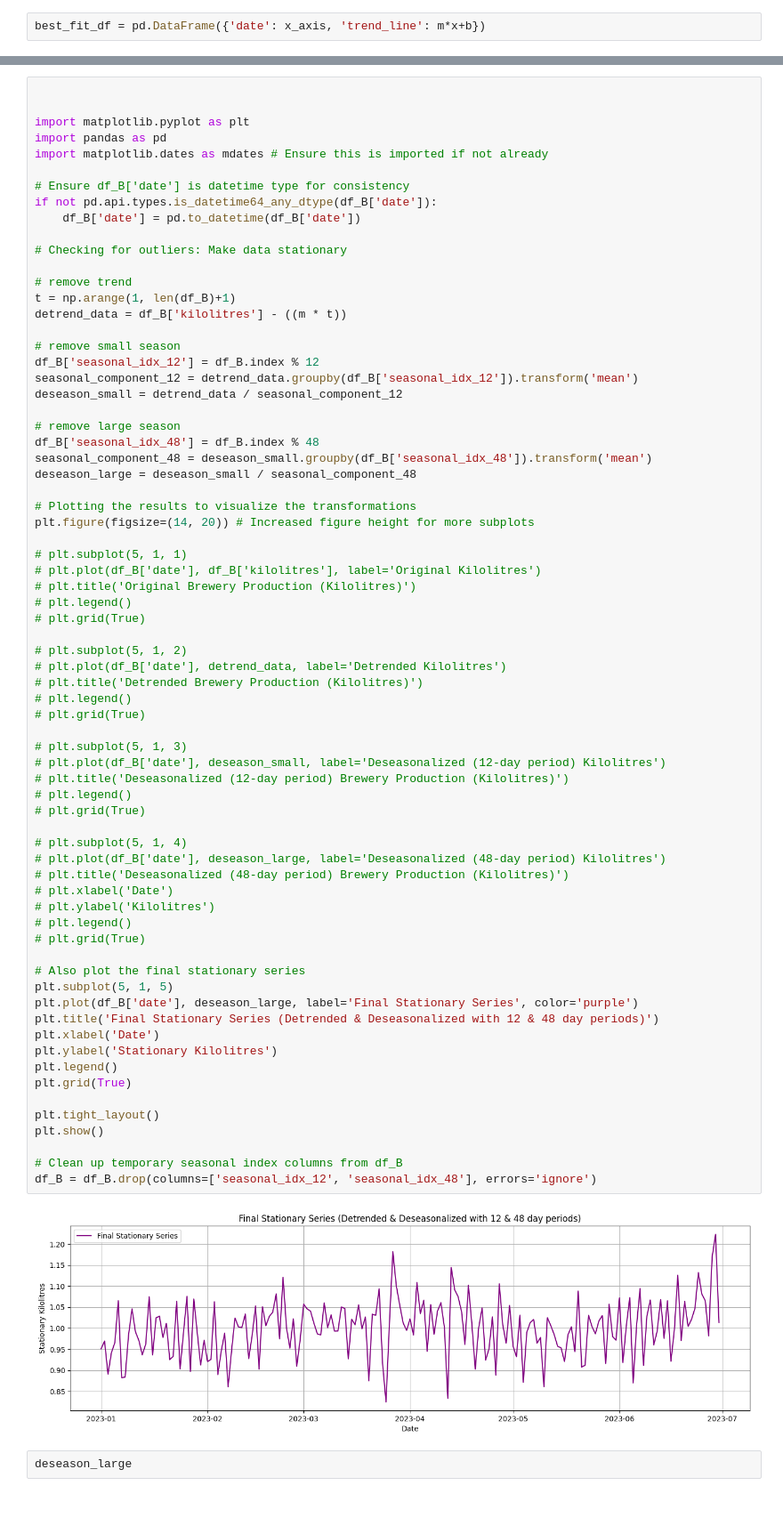
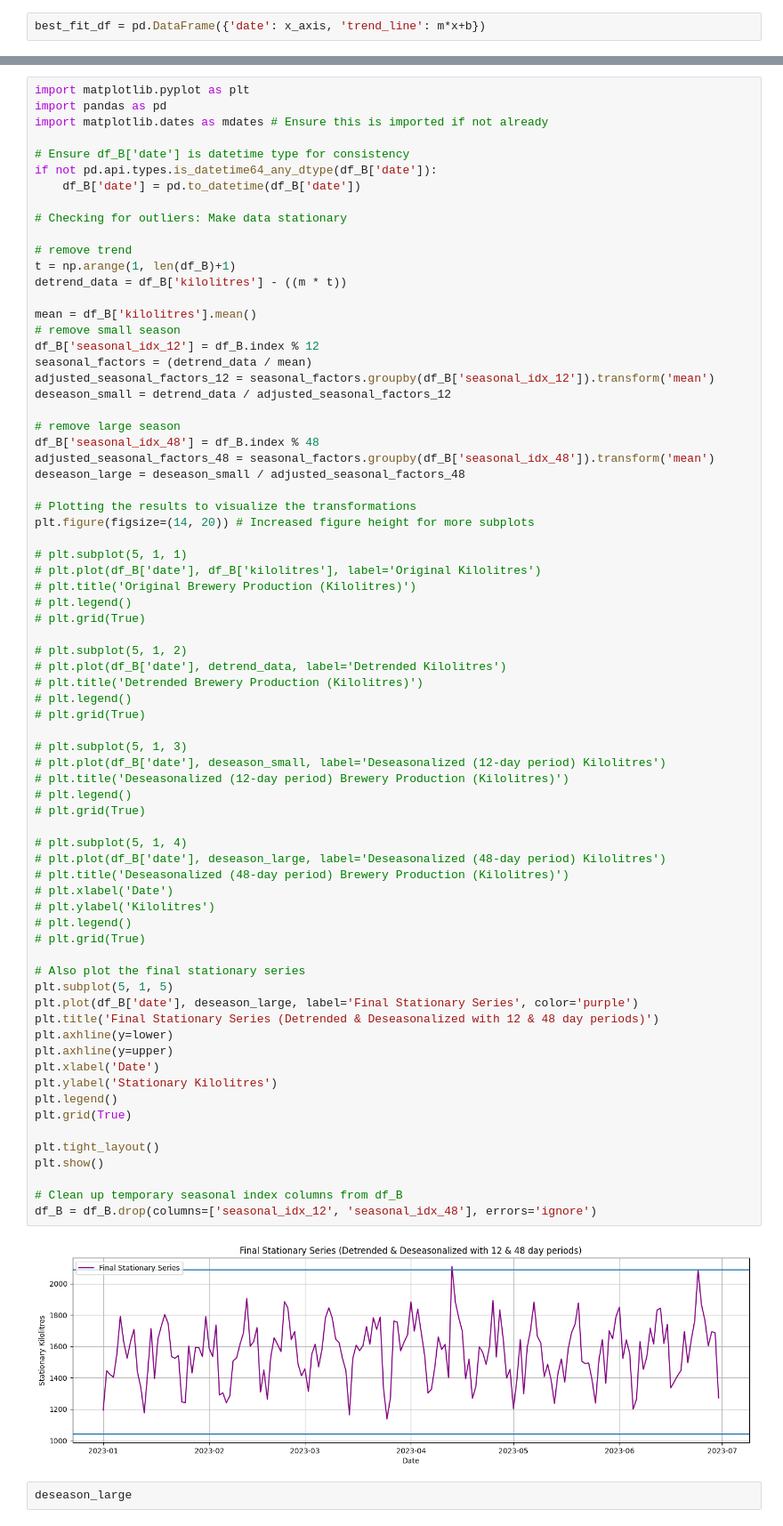
Before and after one commit to Renzou756/project-1-forecasting, a Jupyter notebook: Project_1_363.ipynb, the cells around one changed output, grey strips where cells are left out. Shown at 89% size. Cells and saved outputs as stored; diff of their text form.

```diff
--- a/Project_1_363.ipynb
+++ b/Project_1_363.ipynb
@@ -162,6 +182,4 @@ plt.show()
 # %%
-
-
 import matplotlib.pyplot as plt
 import pandas as pd
 import matplotlib.dates as mdates # Ensure this is imported if not already
@@ -176,15 +194,17 @@ if not pd.api.types.is_datetime64_any_dtype(df_B['date']):
 t = np.arange(1, len(df_B)+1)
 detrend_data = df_B['kilolitres'] - ((m * t))
 
+mean = df_B['kilolitres'].mean()
 # remove small season
 df_B['seasonal_idx_12'] = df_B.index % 12
-seasonal_component_12 = detrend_data.groupby(df_B['seasonal_idx_12']).transform('mean')
-deseason_small = detrend_data / seasonal_component_12
+seasonal_factors = (detrend_data / mean)
+adjusted_seasonal_factors_12 = seasonal_factors.groupby(df_B['seasonal_idx_12']).transform('mean')
+deseason_small = detrend_data / adjusted_seasonal_factors_12
 
 # remove large season
 df_B['seasonal_idx_48'] = df_B.index % 48
-seasonal_component_48 = deseason_small.groupby(df_B['seasonal_idx_48']).transform('mean')
-deseason_large = deseason_small / seasonal_component_48
+adjusted_seasonal_factors_48 = seasonal_factors.groupby(df_B['seasonal_idx_48']).transform('mean')
+deseason_large = deseason_small / adjusted_seasonal_factors_48
 
 # Plotting the results to visualize the transformations
 plt.figure(figsize=(14, 20)) # Increased figure height for more subplots
@@ -203,34 +223,36 @@ plt.figure(figsize=(14, 20)) # Increased figure height for more subplots
 
 # plt.subplot(5, 1, 3)
 # plt.plot(df_B['date'], deseason_small, label='Deseasonalized (12-day period) Kilolitres')
 # plt.title('Deseasonalized (12-day period) Brewery Production (Kilolitres)')
 # plt.legend()
 # plt.grid(True)
 
 # plt.subplot(5, 1, 4)
 # plt.plot(df_B['date'], deseason_large, label='Deseasonalized (48-day period) Kilolitres')
 # plt.title('Deseasonalized (48-day period) Brewery Production (Kilolitres)')
 # plt.xlabel('Date')
 # plt.ylabel('Kilolitres')
 # plt.legend()
 # plt.grid(True)
 
 # Also plot the final stationary series
 plt.subplot(5, 1, 5)
 plt.plot(df_B['date'], deseason_large, label='Final Stationary Series', color='purple')
 plt.title('Final Stationary Series (Detrended & Deseasonalized with 12 & 48 day periods)')
+plt.axhline(y=lower)
+plt.axhline(y=upper)
 plt.xlabel('Date')
 plt.ylabel('Stationary Kilolitres')
 plt.legend()
 plt.grid(True)
 
 plt.tight_layout()
 plt.show()
 
 # Clean up temporary seasonal index columns from df_B
 df_B = df_B.drop(columns=['seasonal_idx_12', 'seasonal_idx_48'], errors='ignore')
 # %% [output]
-[figure, old version]
+[figure, new version]
 # %%
 deseason_large
 # %% [output]
```
Also changed, not shown: parts of 4 cells of this notebook.
